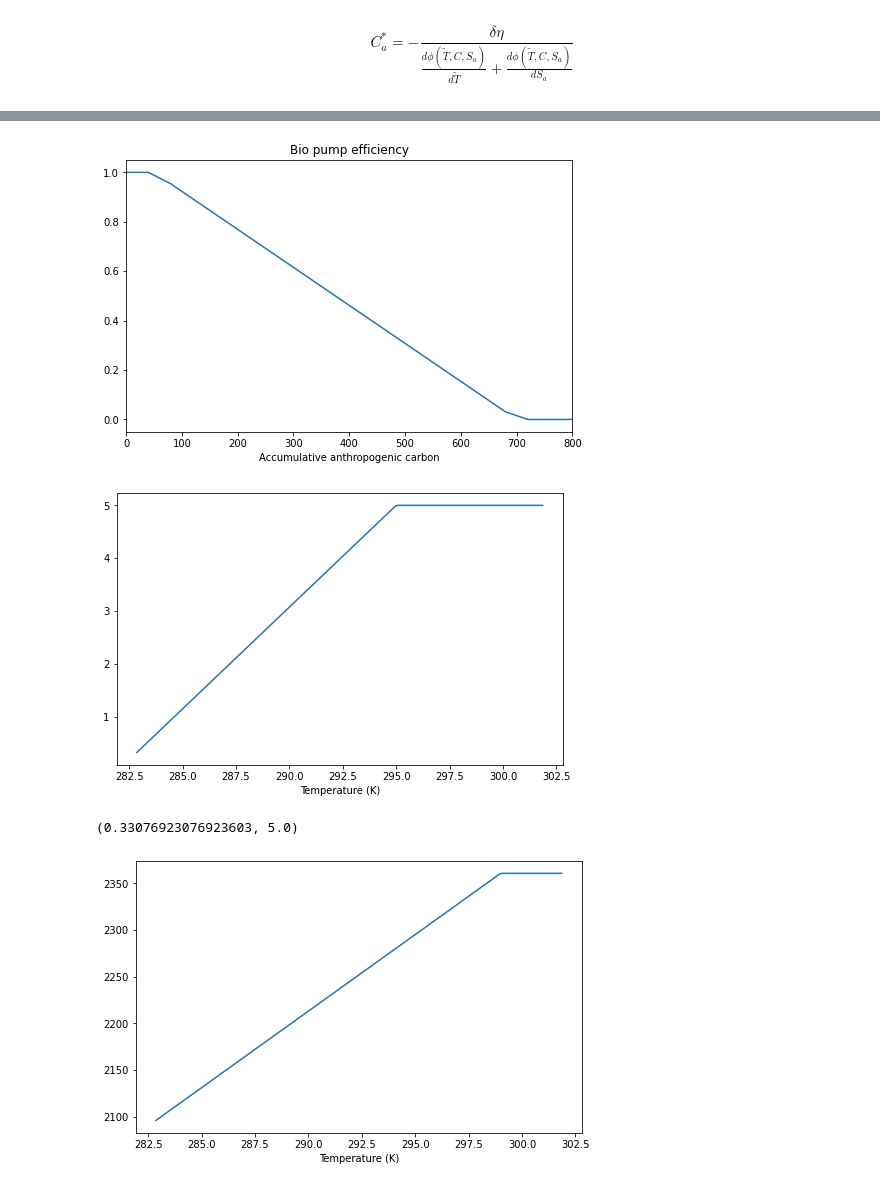
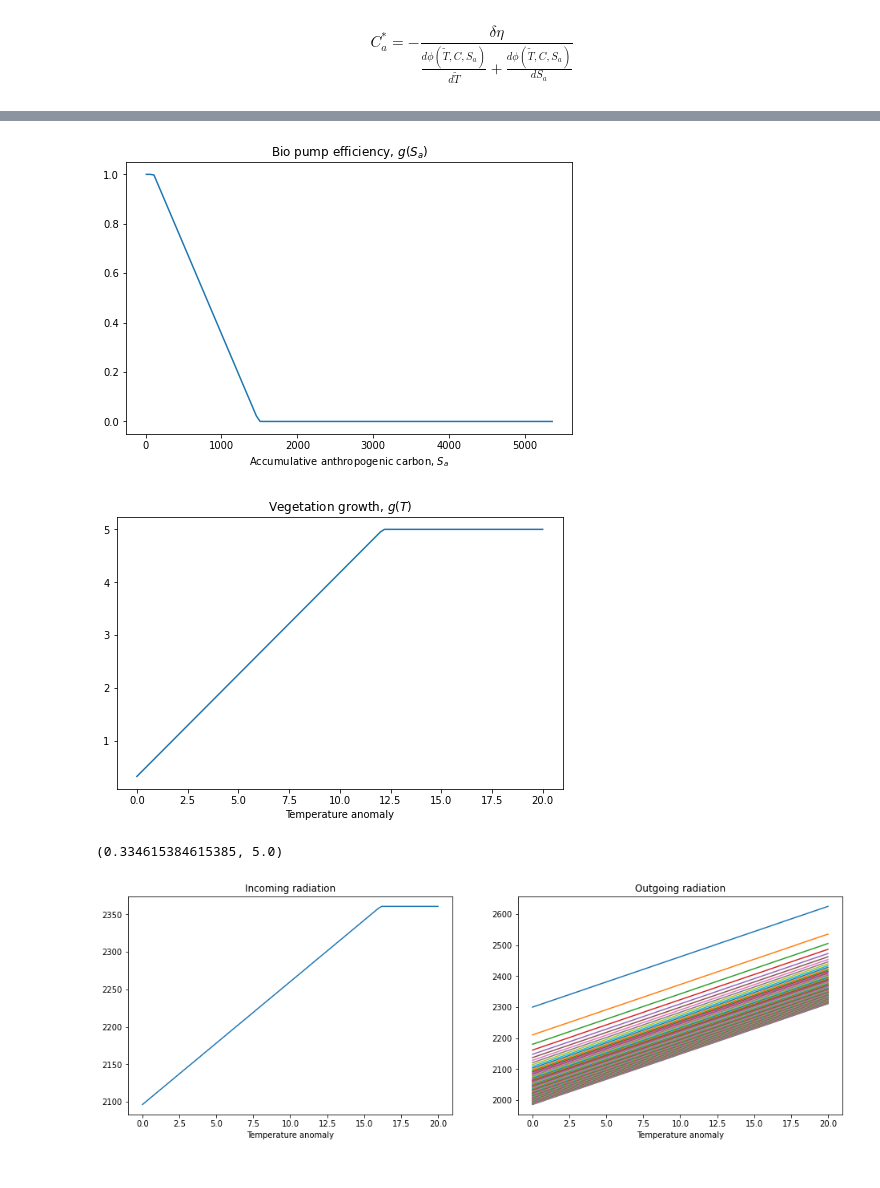
Before and after one commit to binchengecon/TwoCapital, a Jupyter notebook: nonlinearCarbon/HJB_3D.ipynb, the cells around one changed output, grey strips where cells are left out. Drawn from its saved outputs; the diff is of its cells as text; code cells hidden in the pictures.

```diff
--- a/nonlinearCarbon/HJB_3D.ipynb
+++ b/nonlinearCarbon/HJB_3D.ipynb
@@ -245,3 +239,3 @@ T_mat.shape
 # %%
-Too = 282.86
+To = 9.72 # Mean with no anthropogenic carbon emissions, in Cᵒ
 # %%
@@ -266,31 +261,38 @@ frac_sea_ice.min(), frac_sea_ice.max()
 # %%
 bio_pump_efficiency = biopump(F_grid)
 plt.plot(F_grid, bio_pump_efficiency)
-plt.xlabel("Accumulative anthropogenic carbon")
-plt.title("Bio pump efficiency")
-plt.xlim(0, 800)
+plt.xlabel("Accumulative anthropogenic carbon, $S_a$")
+plt.title("Bio pump efficiency, $g(S_a)$")
 plt.show()
 # %% [output]
-[figure, old version]
+[figure, new version]
 # %%
-vege_growth = veggrowth(Too + T_grid)
+vege_growth = veggrowth(To + T_grid)
 
-plt.plot(Too + T_grid, vege_growth)
-plt.xlabel("Temperature (K)")
 
+plt.plot(T_grid, vege_growth)
+plt.xlabel("Temperature anomaly")
+plt.title("Vegetation growth, $g(T)$")
 plt.show()
 
 vege_growth.min(), vege_growth.max()
 # %% [output]
-[figure, old version]
+[figure, new version]
-(0.33076923076923603, 5.0)
+(0.334615384615385, 5.0)
 # %%
-ri = Ri(Too + T_grid)
+plt.subplots(1,2, figsize=(16, 5))
+plt.subplot(121)
 
-# r0 = R0(Too + T_grid, )
-plt.plot(Too + T_grid, ri)
-plt.xlabel("Temperature (K)")
+plt.title("Incoming radiation")
+ri = Ri(To + T_grid)
+ro = Ro(To + T_mat[:, 0, :], F_mat[:,0, :])
+plt.plot(T_grid, ri)
+plt.xlabel("Temperature anomaly")
 
+plt.subplot(122)
+plt.title("Outgoing radiation")
+plt.plot(T_grid, ro)
+plt.xlabel("Temperature anomaly")
 plt.show()
 # %% [output]
-[figure, old version]
+[figure, new version]
```
Also changed, not shown: parts of 15 cells of this notebook.
